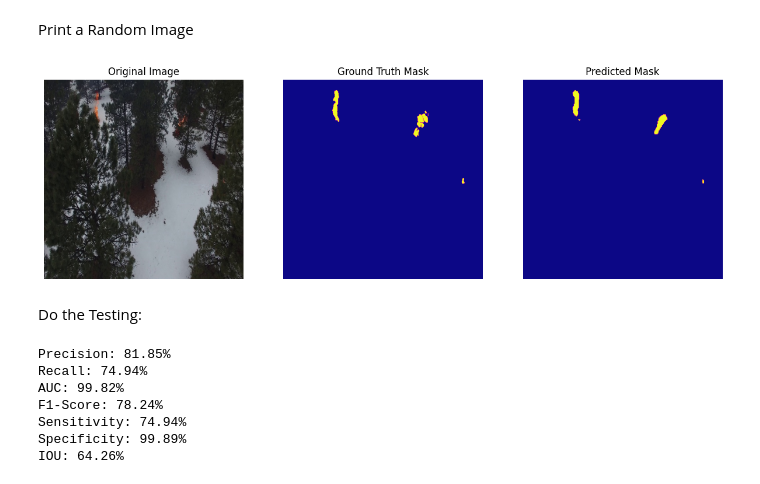
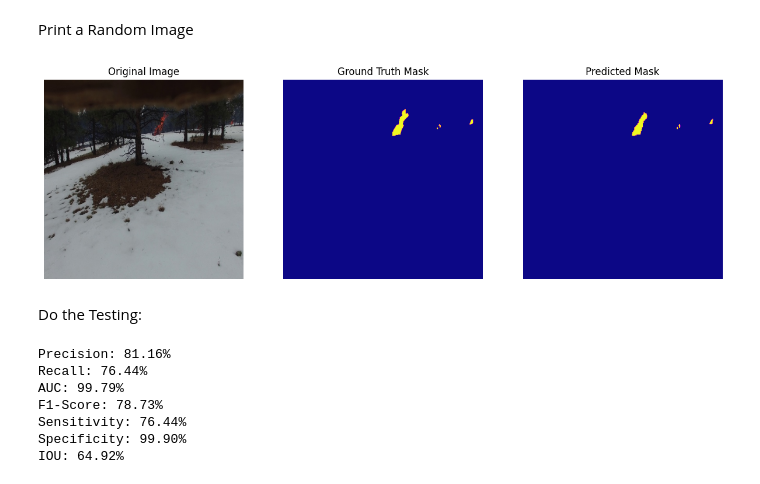
Before and after one commit to zemendes1/FLAME_SCOUT, a Jupyter notebook: Segmentation/FLAME_SCOUT_seg.ipynb, the cells around one changed output. Cells and saved outputs as stored; diff of their text form; code cells hidden in the pictures.

```diff
--- a/Segmentation/FLAME_SCOUT_seg.ipynb
+++ b/Segmentation/FLAME_SCOUT_seg.ipynb
@@ -174,7 +176,7 @@ mask_path = "Masks"
 image_files = os.listdir(image_path)
 mask_files = os.listdir(mask_path)
 
-transform = transforms.Compose([transforms.ToTensor()])
+transform = transforms.Compose([transforms.ToTensor(),transforms.ColorJitter(saturation = (1.0,1.0)),transforms.RandomAutocontrast()])
 dataset = FireDataset(image_path,mask_path, transform)
 length = FireDataset.__len__(dataset)
 
@@ -220,6 +222,8 @@ plt.subplot(1, 2, 1)
 plt.imshow(image)
 plt.title('Image')
 
+
+
 # Display the mask
 plt.subplot(1, 2, 2)
 plt.imshow(mask[0][0], cmap='plasma')
@@ -240,6 +244,8 @@ class Block(nn.Module):
         self.conv1 = nn.Conv2d(in_ch, out_ch, kernel_size=3)
         self.relu = nn.ReLU()
         self.conv2 = nn.Conv2d(out_ch, out_ch, kernel_size=3)
+        self.relu2 = nn.ReLU()
+        self.conv3 = nn.Conv2d(out_ch, out_ch, kernel_size=3)
 
     def forward(self, x):
         return self.conv2(self.relu(self.conv1(x)))
@@ -325,8 +331,12 @@ def train(model, train_loader, val_loader, num_epochs, lr, device):
     model = nn.DataParallel(model)
     model = model.to(device)
 
+
+
     criterion = nn.BCEWithLogitsLoss()
     optimizer = optim.Adam(model.parameters(), lr=lr)
+    #setup learning decay
+    #scheduler = torch.optim.lr_scheduler.LinearLR(optimizer, start_factor=0.5, total_iters=10)
 
     for epoch in range(num_epochs):
         epoch_start_time = time.time()  # Record the start time of the epoch
@@ -386,5 +396,5 @@ def train(model, train_loader, val_loader, num_epochs, lr, device):
 
 device = torch.device("cuda" if torch.cuda.is_available() else "cpu")
 
-train(model, train_loader, val_loader, num_epochs=60, lr=0.001, device=device)
+train(model, train_loader, val_loader, num_epochs=100, lr=0.001, device=device)
 # %% [output]
@@ -408,7 +418,7 @@ Training complete.
 # %% [markdown]
 Load the model
 # %%
-model_path = "pytorch_model_1.pth"
+model_path = "pytorch_model_100.pth"
 if model_path in files :
             # Load the model
             model = UNet()
@@ -448,35 +458,35 @@ def visualize_random_prediction(model, test_loader, device):
 
     # Convert PyTorch tensors to numpy arrays
     random_image_np = TF.to_pil_image(random_image.squeeze())
     random_mask_np = TF.to_pil_image(random_mask.squeeze())
     tensor =  torch.tensor(prediction.squeeze())
-    prediction_np = TF.to_pil_image(torch.where(tensor > 0.45, 1.0, 0.0))
+    prediction_np = TF.to_pil_image(torch.where(tensor > 0.5, 1.0, 0.0))
 
 
     # Display the images
     plt.figure(figsize=(15, 5))
 
     plt.subplot(1, 3, 1)
     plt.imshow(random_image_np)
     plt.title("Original Image")
     plt.axis("off")
 
     plt.subplot(1, 3, 2)
     plt.imshow(random_mask_np, cmap='plasma')
     plt.title("Ground Truth Mask")
     plt.axis("off")
 
     plt.subplot(1, 3, 3)
     plt.imshow(prediction_np, cmap='plasma')
     plt.title("Predicted Mask")
     plt.axis("off")
 
     plt.show()
 
 # Example usage
 visualize_random_prediction(model, train_loader, device)
 # %% [output]
-[figure, old version]
+[figure, new version]
 # %% [markdown]
 Do the Testing:
 # %%
@@ -543,10 +553,10 @@ print(f"Sensitivity: {sensitivity:.2f}%")
 print(f"Specificity: {specificity:.2f}%")
 print(f"IOU: {iou:.2f}%")
 # %% [output]
-Precision: 81.85%
-Recall: 74.94%
-AUC: 99.82%
-F1-Score: 78.24%
-Sensitivity: 74.94%
-Specificity: 99.89%
-IOU: 64.26%
+Precision: 81.16%
+Recall: 76.44%
+AUC: 99.79%
+F1-Score: 78.73%
+Sensitivity: 76.44%
+Specificity: 99.90%
+IOU: 64.92%
```
Also changed, not shown: parts of 8 cells of this notebook.
